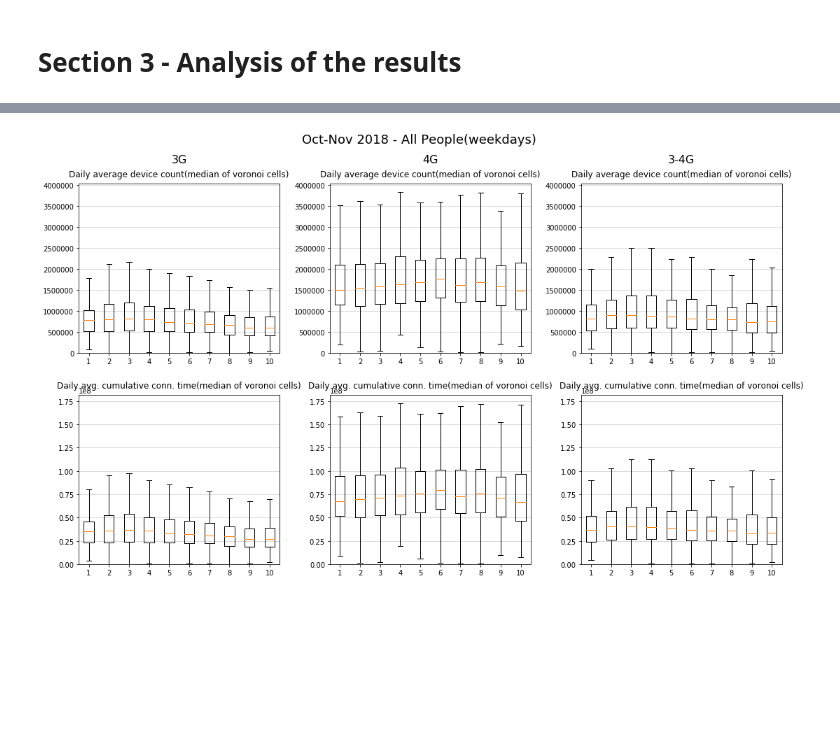
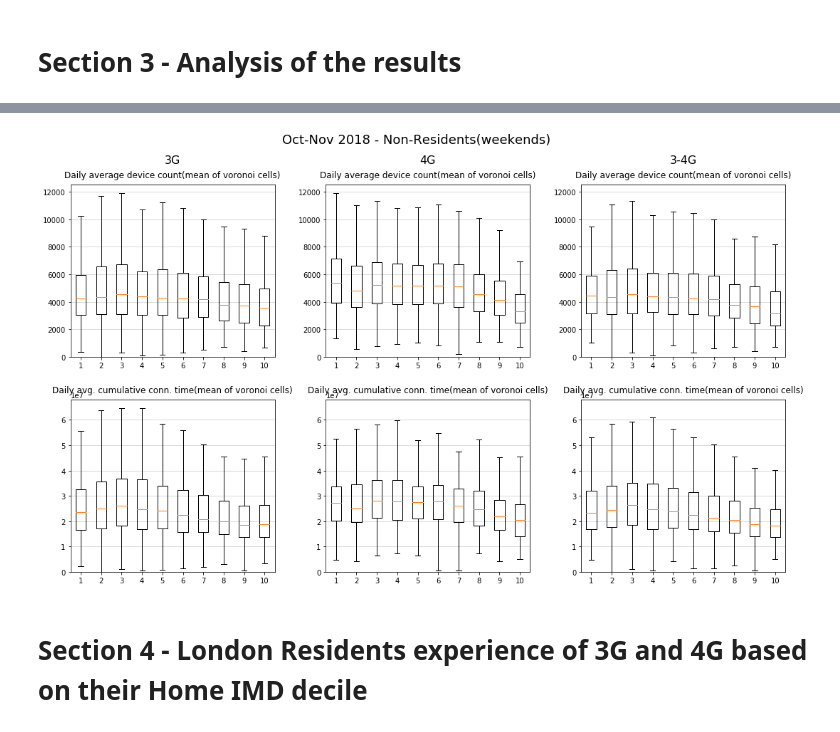
Before and after one commit to 5uperpalo/Telefonica, a Jupyter notebook: Notebooks/AntennaDensityAggregation.ipynb, the cells around one changed output, grey strips where cells are left out. Drawn from its saved outputs; the diff is of its cells as text; code cells hidden in the pictures; blank space fills up the shorter version.

```diff
--- a/Notebooks/AntennaDensityAggregation.ipynb
+++ b/Notebooks/AntennaDensityAggregation.ipynb
@@ -325,7 +584,7 @@ imd_list = [1,2,3,4,5,6,7,8,9,10]
 fig, big_axes = plt.subplots(figsize=(18,10), nrows=1, ncols=3, sharey=True, facecolor='w', edgecolor='k')
 
 # CHOOSE IF YOU WANT MEAN OR MEDIAN VALUES IN BOXPLOTS
-aggregation = 'median'
+aggregation = 'mean'
 
 if aggregation == 'mean':
     sum_time = 'meansum_time'
@@ -335,12 +594,12 @@ if aggregation == 'median':
     sum_devices = 'mediansum_devices'
 
 # CHOOSE WHICH DATASET YOU WANT TO ANALYSE WITH BOXPLOTS (ONLY 1!)
-fig.suptitle('Oct-Nov 2018 - All People(weekdays)', fontsize=18)
+#fig.suptitle('Oct-Nov 2018 - All People(weekdays)', fontsize=18)
 #fig.suptitle('Oct-Nov 2018 - All People(weekends)', fontsize=18)
 #fig.suptitle('Oct-Nov 2018 - Residents(weekdays)', fontsize=18)
 #fig.suptitle('Oct-Nov 2018 - Residents(weekends)', fontsize=18)
 #fig.suptitle('Oct-Nov 2018 - Non-Residents(weekdays)', fontsize=18)
-#fig.suptitle('Oct-Nov 2018 - Non-Residents(weekends)', fontsize=18)
+fig.suptitle('Oct-Nov 2018 - Non-Residents(weekends)', fontsize=18)
 
 if fig._suptitle.get_text() == 'Oct-Nov 2018 - All People(weekdays)':
     dataset34g = LSOA_OctNov_2018_all_34G_weekdays.copy()
@@ -439,31 +698,33 @@ for imd in imd_list:
 box_plot_dict = plt.boxplot(box_plot_dataset, showfliers=False)
 ax6.yaxis.grid(True, linestyle='-', which='both', color='lightgrey')
 ax6.set_xlim([0.5,len(imd_list)+0.5])
 plt.title("Daily avg. cumulative conn. time("+aggregation+" of voronoi cells)",fontsize=12,pad=10)
 plt.axhline(color='black',linewidth=0.5)
 min23_y,max23_y = ax6.get_ylim()
 
 min_y1 = min([min11_y, min12_y, min13_y])
 min_y2 = min([min21_y, min22_y, min23_y])
 max_y1 = max([max11_y, max12_y, max13_y])
 max_y2 = max([max21_y, max22_y, max23_y])
 #ax1.set_ylim([min_y1, max_y1])
 #ax2.set_ylim([min_y1, max_y1])
 #ax3.set_ylim([min_y1, max_y1])
 #ax4.set_ylim([min_y2, max_y2])
 #ax5.set_ylim([min_y2, max_y2])
 #ax6.set_ylim([min_y2, max_y2])
 ax1.set_ylim([0, max_y1])
 ax2.set_ylim([0, max_y1])
 ax3.set_ylim([0, max_y1])
 ax4.set_ylim([0, max_y2])
 ax5.set_ylim([0, max_y2])
 ax6.set_ylim([0, max_y2])
 
 plt.subplots_adjust(hspace = 0.25, wspace = 0.25)
 plt.savefig(root_dir + "figs/" + fig._suptitle.get_text() +".png" , dpi=None, facecolor='w', edgecolor='w',
         orientation='portrait', papertype=None, format=None,
         transparent=True, bbox_inches=None, pad_inches=0,
         frameon=None, metadata=None)
 # %% [output]
-[figure, old version]
+[figure, new version]
+# %% [markdown]
+# Section 4 - London Residents experience of 3G and 4G based on their Home IMD decile
```
Also changed, not shown: parts of 9 cells of this notebook.
